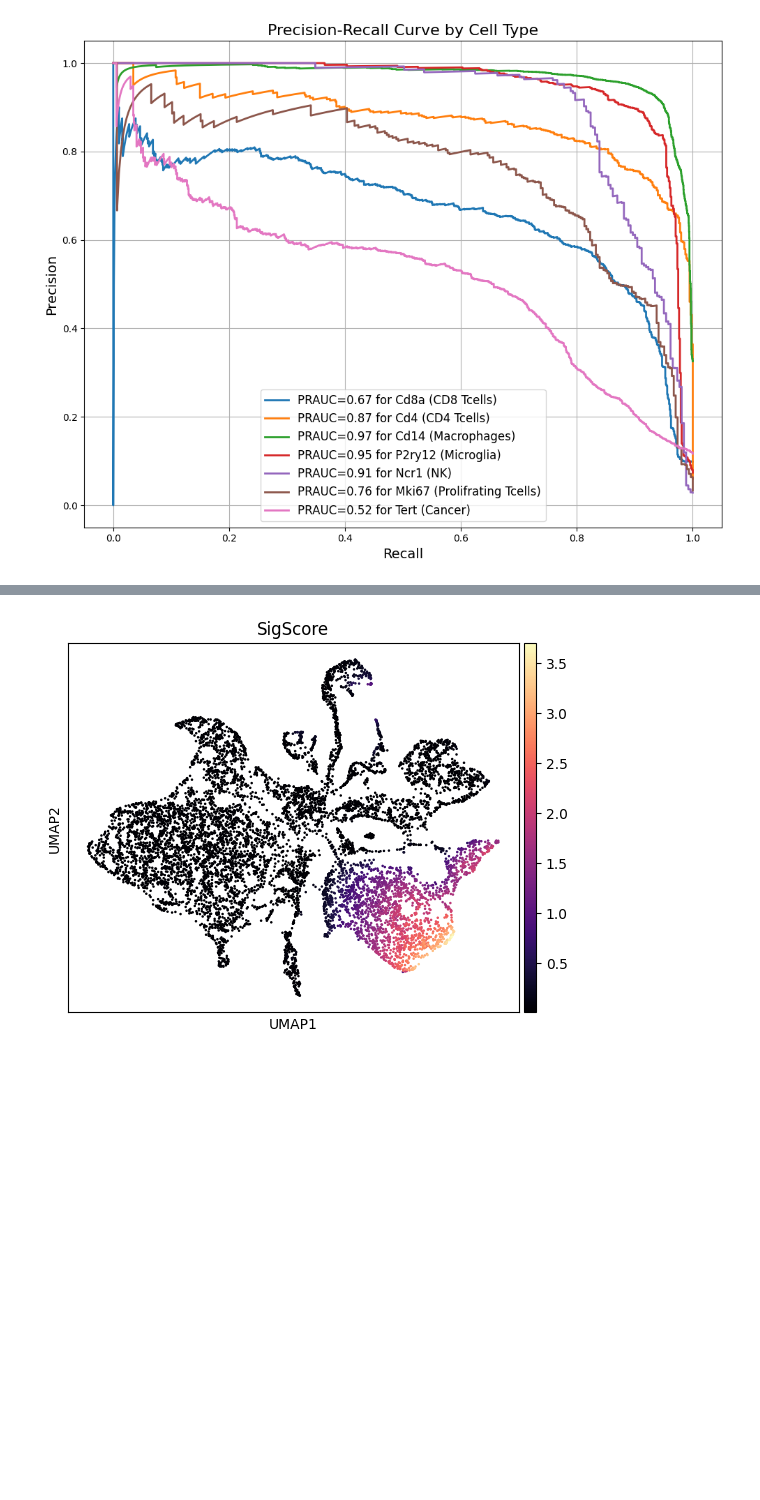
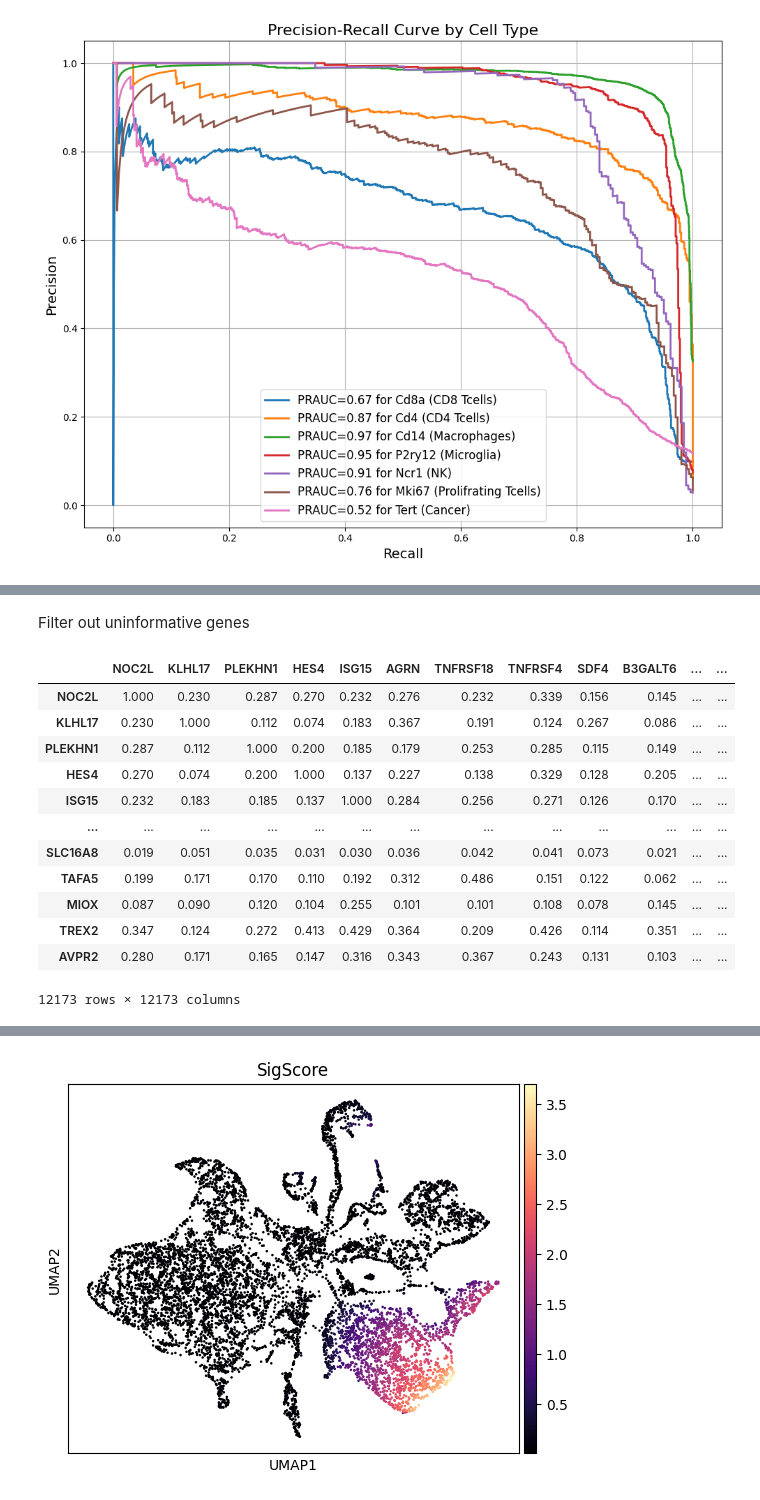
Before and after one commit to madilabcode/scNET, a Jupyter notebook: scNET.ipynb, the cells around one changed output, grey strips where cells are left out. Saved outputs shown, nothing was run; the diff lists cells and outputs as text; code cells hidden in the pictures; blank space fills up the shorter version.

```diff
--- a/scNET.ipynb
+++ b/scNET.ipynb
@@ -144,0 +142,23 @@ calculate_marker_gene_aupr(recon_obj,['Cd8a','Cd4','Cd14',"P2ry12","Ncr1","Mki67
+# %% [markdown]
+Filter out uninformative genes
+# %%
+import pandas as pd
+import numpy as np
+sim = pd.read_csv("./sim.csv", index_col=0)
+fil = (sim == 1).sum() > 4000
+sim = sim.loc[~fil,~fil]
+sim
+# %% [output]
+|  | NOC2L | KLHL17 | PLEKHN1 | HES4 | ISG15 | AGRN | TNFRSF18 | TNFRSF4 | SDF4 | B3GALT6 | ... | ... |
+| NOC2L | 1.000 | 0.230 | 0.287 | 0.270 | 0.232 | 0.276 | 0.232 | 0.339 | 0.156 | 0.145 | ... | ... |
+| KLHL17 | 0.230 | 1.000 | 0.112 | 0.074 | 0.183 | 0.367 | 0.191 | 0.124 | 0.267 | 0.086 | ... | ... |
+| PLEKHN1 | 0.287 | 0.112 | 1.000 | 0.200 | 0.185 | 0.179 | 0.253 | 0.285 | 0.115 | 0.149 | ... | ... |
+| HES4 | 0.270 | 0.074 | 0.200 | 1.000 | 0.137 | 0.227 | 0.138 | 0.329 | 0.128 | 0.205 | ... | ... |
+| ISG15 | 0.232 | 0.183 | 0.185 | 0.137 | 1.000 | 0.284 | 0.256 | 0.271 | 0.126 | 0.170 | ... | ... |
+| ... | ... | ... | ... | ... | ... | ... | ... | ... | ... | ... | ... | ... |
+| SLC16A8 | 0.019 | 0.051 | 0.035 | 0.031 | 0.030 | 0.036 | 0.042 | 0.041 | 0.073 | 0.021 | ... | ... |
+| TAFA5 | 0.199 | 0.171 | 0.170 | 0.110 | 0.192 | 0.312 | 0.486 | 0.151 | 0.122 | 0.062 | ... | ... |
+| MIOX | 0.087 | 0.090 | 0.120 | 0.104 | 0.255 | 0.101 | 0.101 | 0.108 | 0.078 | 0.145 | ... | ... |
+| TREX2 | 0.347 | 0.124 | 0.272 | 0.413 | 0.429 | 0.364 | 0.209 | 0.426 | 0.114 | 0.351 | ... | ... |
+| AVPR2 | 0.280 | 0.171 | 0.165 | 0.147 | 0.316 | 0.343 | 0.367 | 0.243 | 0.131 | 0.103 | ... | ... |
+12173 rows × 12173 columns
```
Also changed, not shown: parts of 14 cells of this notebook, 1 other file.
